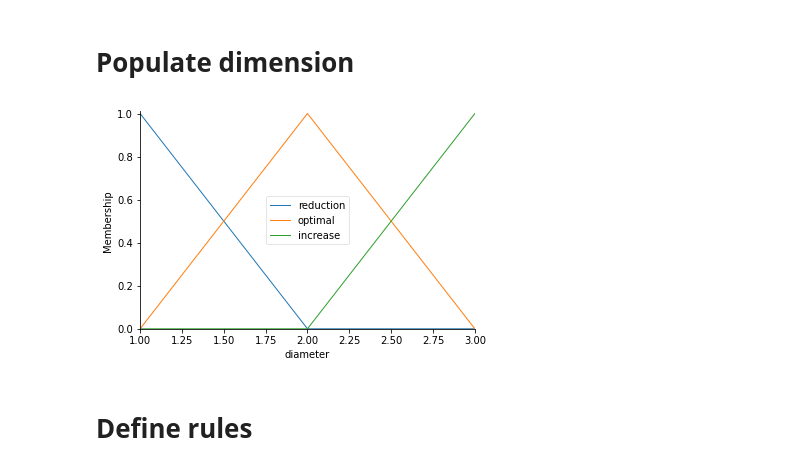
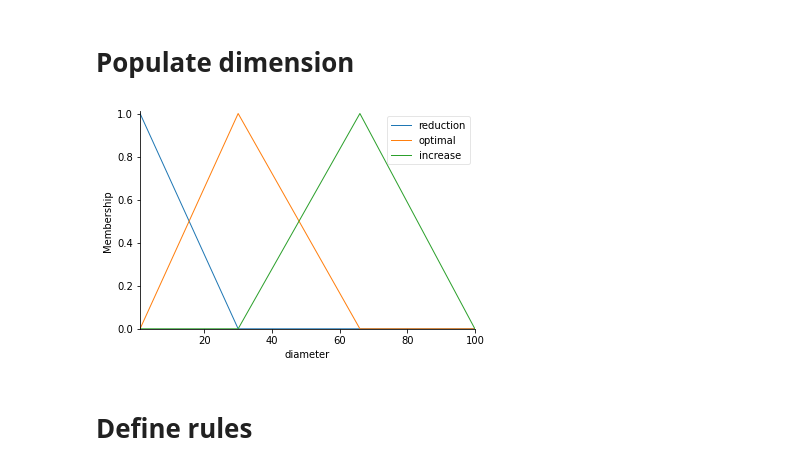
Before and after one commit to BuczynskiRafal/pipe_calculations, a Jupyter notebook: fuzzy logic.ipynb, the cells around one changed output. Saved outputs shown, nothing was run; the diff lists cells and outputs as text; code cells hidden in the pictures.

```diff
--- a/fuzzy logic.ipynb
+++ b/fuzzy logic.ipynb
@@ -204,7 +204,7 @@ slope = ctrl.Antecedent(np.arange(i_min, i_max + 1, 1), 'slope')
 v_min = 0
 v_max = 5
 velocity = ctrl.Antecedent(np.arange(v_min, v_max, 0.1), 'velocity')
-diameter = ctrl.Consequent(np.arange(1, 4, 1), 'diameter')
+diameter = ctrl.Consequent(np.arange(1, 101, 1), 'diameter')
 # %% [markdown]
 # Populate slope with membership functions.
 # %%
@@ -228,13 +232,13 @@ velocity.view()
 # %% [markdown]
 # Populate dimension
 # %%
-diameter['reduction'] = fuzz.trimf(diameter.universe, [1, 1, 1])
-diameter['optimal'] = fuzz.trimf(diameter.universe, [1, 2, 3])
-diameter['increase'] = fuzz.trimf(diameter.universe, [2, 3, 3])
+diameter['reduction'] = fuzz.trimf(diameter.universe, [1, 1, 30])
+diameter['optimal'] = fuzz.trimf(diameter.universe, [1, 30, 66])
+diameter['increase'] = fuzz.trimf(diameter.universe, [30, 66, 100])
 
 diameter.view()
 # %% [output]
-[figure, old version]
+[figure, new version]
 # %% [markdown]
 # Define rules
 # %%
```
Also changed, not shown: parts of 6 cells of this notebook.
